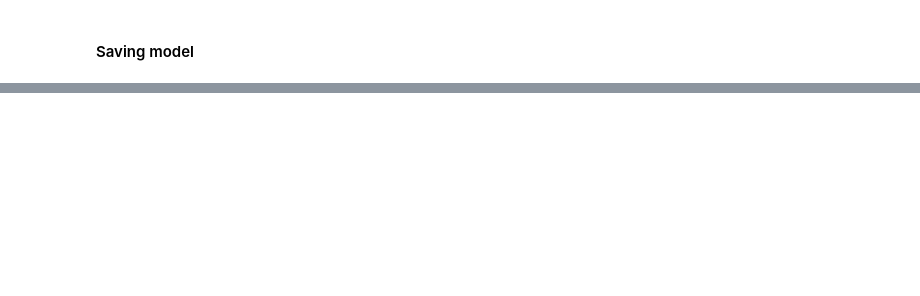
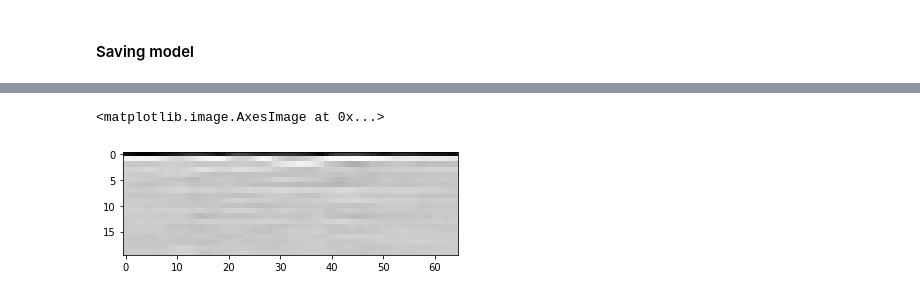
Before and after one commit to kazzart/PhraseRecognition, a Jupyter notebook: AudioRecognitionModel.ipynb, the cells around one changed output, grey strips where cells are left out. Cells and saved outputs as stored; diff of their text form; code cells hidden in the pictures; blank space fills up the shorter version.

```diff
--- a/AudioRecognitionModel.ipynb
+++ b/AudioRecognitionModel.ipynb
@@ -136,0 +228,5 @@ model.save('models\\128_hop_20_nmfcc(almost_almost_success).h5')
+# %%
+plt.imshow(mfcc, cmap='gray')
+# %% [output]
+<matplotlib.image.AxesImage at 0x...>
+[figure, added]
```
Also changed, not shown: parts of 24 cells of this notebook, 3 other files.
